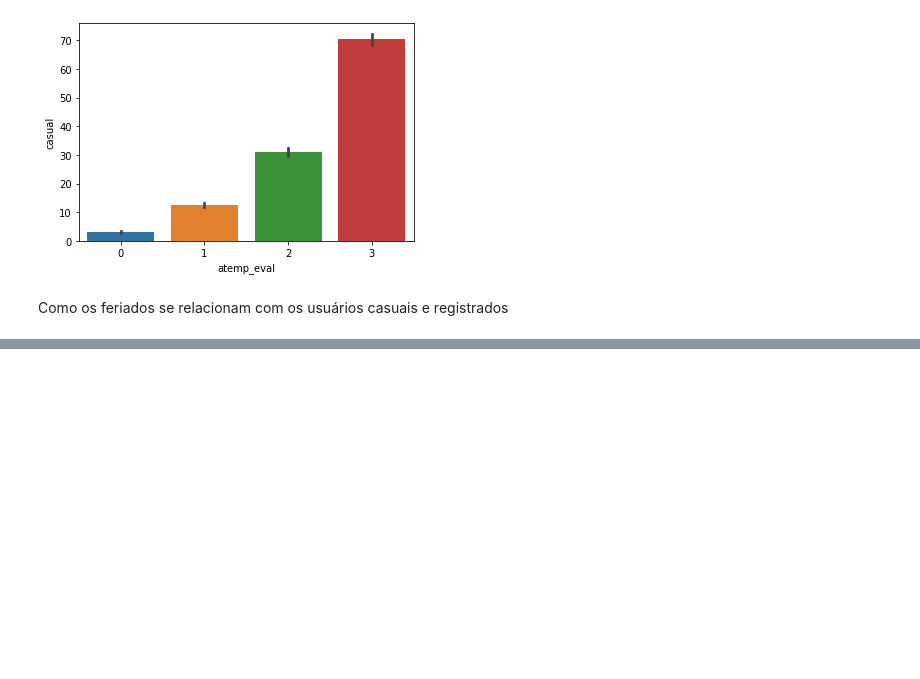
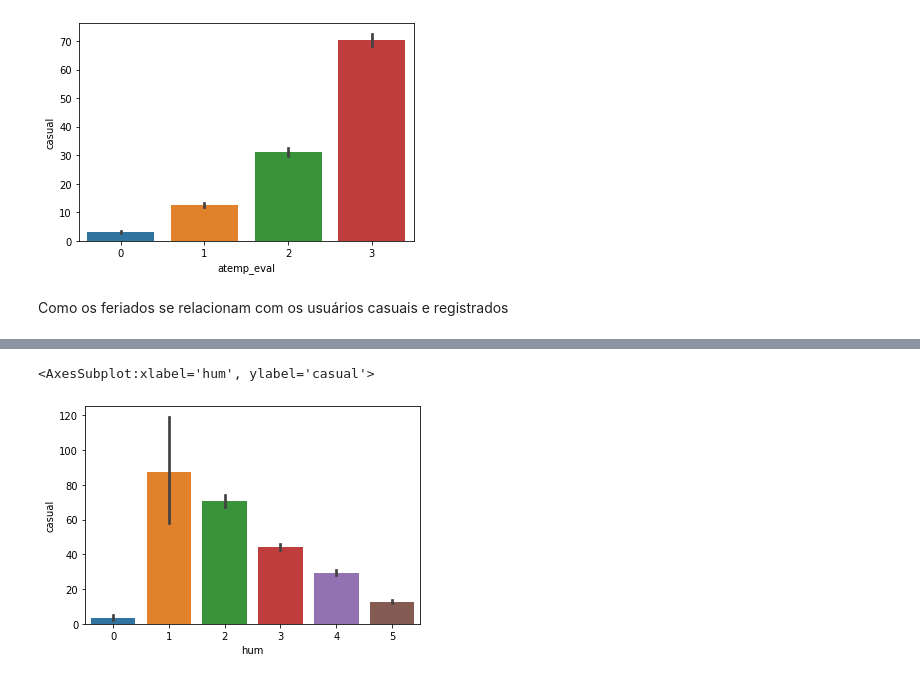
Before and after one commit to leotanaka4/Trabalho2LingProg, a Jupyter notebook: ans.ipynb, the cells around one changed output, grey strips where cells are left out. Drawn from its saved outputs; the diff is of its cells as text; code cells hidden in the pictures; blank space fills up the shorter version.

```diff
--- a/ans.ipynb
+++ b/ans.ipynb
@@ -286,0 +342,31 @@ sns.pairplot(data_b)
+# %%
+hum = []
+
+for h in data_b.humidity.iteritems():
+    if h[1] < 15:
+        hum.append(0)
+    elif h[1] < 20:
+        hum.append(1)
+    elif h[1] < 40:
+        hum.append(2)
+    elif h[1] < 60:
+        hum.append(3)
+    elif h[1] < 80:
+        hum.append(4)
+    else:
+        hum.append(5)
+
+wind = []
+
+for w in data_b.windspeed.iteritems():
+    if w[1] < 12:
+        wind.append(0)
+    elif w[1] < 26:
+        wind.append(1)
+    elif w[1] < 44:
+        wind.append(2)
+    else:
+        wind.append(3)
+
+data_b["hum"] = hum
+data_b["wind"] = wind
@@ -286,0 +426,5 @@ sns.pairplot(data_b)
+# %%
+sns.barplot(x="hum", y="casual", data=data_b)
+# %% [output]
+<AxesSubplot:xlabel='hum', ylabel='casual'>
+[figure, added]
```
Also changed, not shown: parts of 35 cells of this notebook, 1 other file.
